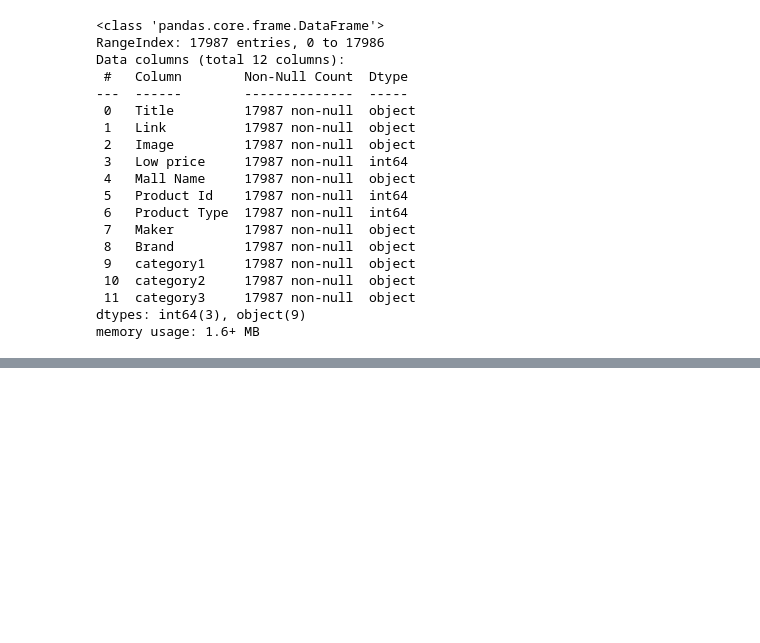
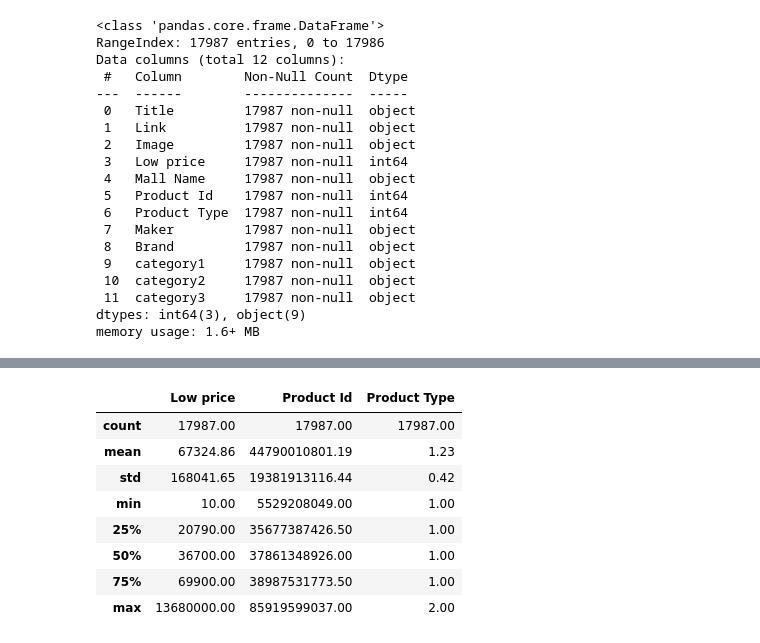
Before and after one commit to yskim1230/AIB_Section2-PJT_Modeling-Plan, a Jupyter notebook: Section2_Project_EDA.ipynb, the cells around one changed output, grey strips where cells are left out. Drawn from its saved outputs; the diff is of its cells as text; code cells hidden in the pictures; blank space fills up the shorter version.

```diff
--- a/Section2_Project_EDA.ipynb
+++ b/Section2_Project_EDA.ipynb
@@ -554,0 +553,2 @@ naver_shop.to_csv('naver_shop_EDA_comp.csv', index=False)
+# %%
+naver_shop = pd.read_csv('/content/naver_shop_EDA_comp.csv')
@@ -554,0 +578,14 @@ naver_shop.to_csv('naver_shop_EDA_comp.csv', index=False)
+# %%
+pd.set_option('display.float_format', lambda x: '%.2f' % x)
+
+naver_shop.describe()
+# %% [output]
+|  | Low price | Product Id | Product Type |
+| count | 17987.00 | 17987.00 | 17987.00 |
+| mean | 67324.86 | 44790010801.19 | 1.23 |
+| std | 168041.65 | 19381913116.44 | 0.42 |
+| min | 10.00 | 5529208049.00 | 1.00 |
+| 25% | 20790.00 | 35677387426.50 | 1.00 |
+| 50% | 36700.00 | 37861348926.00 | 1.00 |
+| 75% | 69900.00 | 38987531773.50 | 1.00 |
+| max | 13680000.00 | 85919599037.00 | 2.00 |
```
Also changed, not shown: parts of 16 cells of this notebook.
